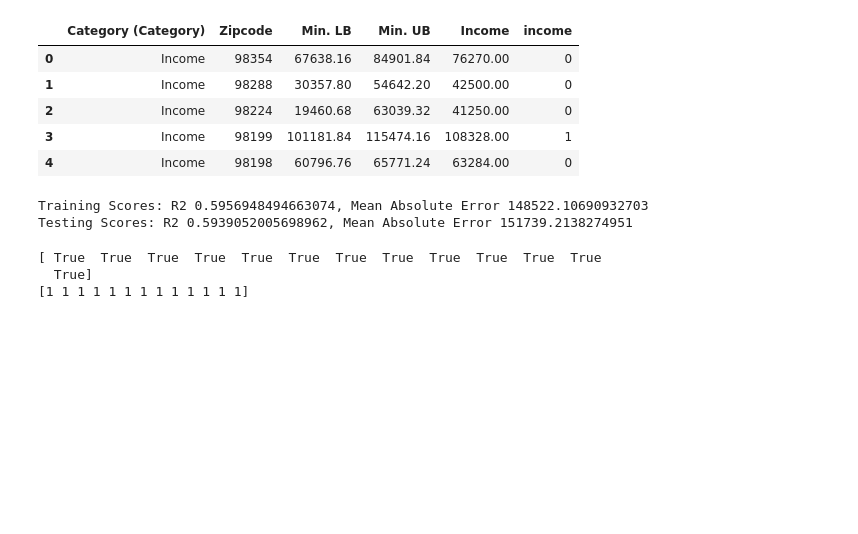
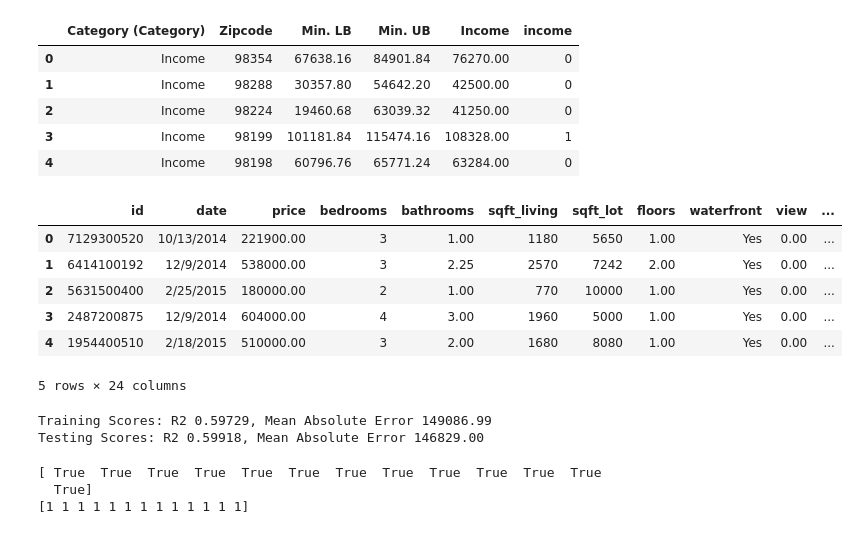
Before and after one commit to clreiner/KingCountyHousingProject, a Jupyter notebook: KingCountyHomes.ipynb, the cells around one changed output. Cells and saved outputs as stored; diff of their text form; code cells hidden in the pictures; blank space fills up the shorter version.

```diff
--- a/KingCountyHomes.ipynb
+++ b/KingCountyHomes.ipynb
@@ -302,8 +306,8 @@ data2.loc[data2['Income']<83000].sort_values(by='Income')
 # %%
-# create new column "income" that categorizes income into "low", "mid-low", "mid-high" and 'high' based on quartiles
+# create new column "income" that categorizes income into "low", "middle", "high" and 'very_high' based on
 data2['income'] = np.where(data2['Income']<79000, '0',
                           np.where((data2['Income']>=79000) & (data2['Income']<120000), '1',
-                                  np.where(data2['Income'] > 140000, '3', '2')))
+                                  np.where(data2['Income'] >= 140000, '3', '2')))
 
 data2.head()
 # %% [output]
@@ -315,12 +319,25 @@ data2.head()
 | 4 | Income | 98198 | 60796.76 | 65771.24 | 63284.00 | 0 |
 # %%
 #add the income column to the main dataset by maping zipcode to a dictionary of zipcodes and income levels
-zip_income = dict(zip(data2['Zipcode'],data2['income']))
+zip_income_cat = dict(zip(data2['Zipcode'],data2['income']))
+data['income_cat'] = data['zipcode'].map(zip_income_cat)
+
+zip_income = dict(zip(data2['Zipcode'],data2['Income']))
 data['income'] = data['zipcode'].map(zip_income)
+# %%
+data.head()
+# %% [output]
+|  | id | date | price | bedrooms | bathrooms | sqft_living | sqft_lot | floors | waterfront | view | ... |
+| 0 | 7129300520 | 10/13/2014 | 221900.00 | 3 | 1.00 | 1180 | 5650 | 1.00 | Yes | 0.00 | ... |
+| 1 | 6414100192 | 12/9/2014 | 538000.00 | 3 | 2.25 | 2570 | 7242 | 2.00 | Yes | 0.00 | ... |
+| 2 | 5631500400 | 2/25/2015 | 180000.00 | 2 | 1.00 | 770 | 10000 | 1.00 | Yes | 0.00 | ... |
+| 3 | 2487200875 | 12/9/2014 | 604000.00 | 4 | 3.00 | 1960 | 5000 | 1.00 | Yes | 0.00 | ... |
+| 4 | 1954400510 | 2/18/2015 | 510000.00 | 3 | 2.00 | 1680 | 8080 | 1.00 | Yes | 0.00 | ... |
+5 rows × 24 columns
 # %%
 # run the model using the income column instead of zipcode
 categoricals = ['waterfront', 'renovated']
-continuous = [ 'income', 'sqft_lot',  'sqft_lot15', 'sqft_living15', 'sqft_above', 'sqft_basement',
+continuous = ['income', 'sqft_lot',  'sqft_lot15', 'sqft_living15', 'sqft_above', 'sqft_basement',
               'yr_built', 'condition', 'price', 'bedrooms', 'floors', 'bathrooms']
 cat_data = data[categoricals]
 cont_data = data[continuous]
@@ -331,7 +348,7 @@ preprocessed = pd.concat([cat_data_ohe, cont_data], axis=1)
 X = preprocessed.drop('price', axis=1)
 y = preprocessed['price']
 
-X_train, X_test, y_train, y_test = train_test_split(X, y, test_size = 0.2, random_state=9)
+X_train, X_test, y_train, y_test = train_test_split(X, y, test_size = 0.2, random_state=19)
 
 #instanciate LinearRegression
 linreg = LinearRegression()
@@ -347,11 +364,11 @@ R2_test = r2_score(y_test, y_test_pred)
 mae_train = mean_absolute_error(y_train, y_train_pred)
 mae_test = mean_absolute_error(y_test, y_test_pred)
 
-print(f'Training Scores: R2 {R2_train}, Mean Absolute Error {mae_train}')
-print(f'Testing Scores: R2 {R2_test}, Mean Absolute Error {mae_test}')
+print(f'Training Scores: R2 {R2_train:.5f}, Mean Absolute Error {mae_train:.2f}')
+print(f'Testing Scores: R2 {R2_test:.5f}, Mean Absolute Error {mae_test:.2f}')
 # %% [output]
-Training Scores: R2 0.5956948494663074, Mean Absolute Error 148522.10690932703
-Testing Scores: R2 0.5939052005698962, Mean Absolute Error 151739.2138274951
+Training Scores: R2 0.59729, Mean Absolute Error 149086.99
+Testing Scores: R2 0.59918, Mean Absolute Error 146829.00
 # %%
 y_data = y
 X_data = X
```
Also changed, not shown: parts of 9 cells of this notebook, 1 other file.
